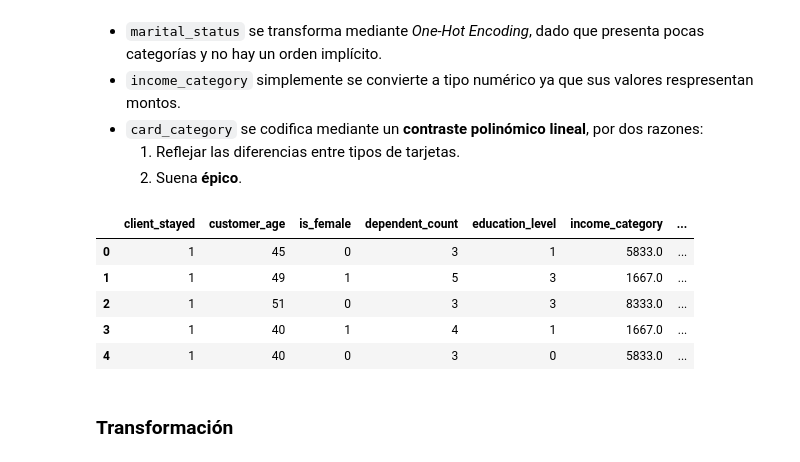
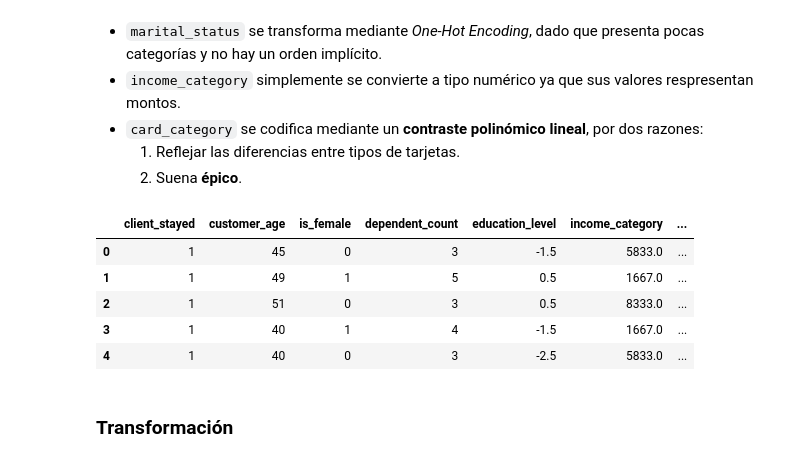
Before and after one commit to Toutl/Data-Processing-Laboratory, a Jupyter notebook: Examenes/III/Examen03.ipynb, the cells around one changed output. Saved outputs shown, nothing was run; the diff lists cells and outputs as text; code cells hidden in the pictures.

```diff
--- a/Examenes/III/Examen03.ipynb
+++ b/Examenes/III/Examen03.ipynb
@@ -522,38 +522,38 @@ def codificacion_lineal(var_ordenada,a1=1):
     return {categoria:y for categoria,y in zip(var_ordenada,Y)}
 # %%
 # Ordinal
-education_order = {'Uneducated': 0, 'High School': 1, 'College': 2,
-                   'Graduate': 3, 'Post-Graduate': 4, 'Doctorate': 5}
+education_order = {'Uneducated': -2.5, 'High School': -1.5, 'College': -0.5,
+                   'Graduate': 0.5, 'Post-Graduate': 1.5, 'Doctorate': 2.5}
 dfp["education_level"] = dfp["education_level"].map(education_order)
 
 # One-Hot
 if "marital_status" in dfp:
     dfp = pd.get_dummies(dfp, columns=["marital_status"], drop_first=True)
     marital_cols = dfp.iloc[:, -2:].columns.tolist()
     dfp[marital_cols] = dfp[marital_cols].astype(int)
 
 # Binarización
 dict_gender = {'F': 1, 'M': 0}
 dfp["gender"] = dfp["gender"].map(dict_gender)
 dfp = dfp.rename(columns={"gender": "is_female"})
 
 # Conversión
 dfp["income_category"] = dfp["income_category"].astype(float)
 
 # Contraste polinómico
 card_ordered = ['Blue', 'Silver', 'Gold', 'Platinum']
 cod_card = codificacion_lineal(card_ordered, a1=0.5)
 dfp["card_category"] = dfp["card_category"].map(cod_card)
 # display(cod_card)
 
 display(dfp.head())
 # %% [output]
 |  | client_stayed | customer_age | is_female | dependent_count | education_level | income_category | ... |
-| 0 | 1 | 45 | 0 | 3 | 1 | 5833.0 | ... |
-| 1 | 1 | 49 | 1 | 5 | 3 | 1667.0 | ... |
-| 2 | 1 | 51 | 0 | 3 | 3 | 8333.0 | ... |
-| 3 | 1 | 40 | 1 | 4 | 1 | 1667.0 | ... |
-| 4 | 1 | 40 | 0 | 3 | 0 | 5833.0 | ... |
+| 0 | 1 | 45 | 0 | 3 | -1.5 | 5833.0 | ... |
+| 1 | 1 | 49 | 1 | 5 | 0.5 | 1667.0 | ... |
+| 2 | 1 | 51 | 0 | 3 | 0.5 | 8333.0 | ... |
+| 3 | 1 | 40 | 1 | 4 | -1.5 | 1667.0 | ... |
+| 4 | 1 | 40 | 0 | 3 | -2.5 | 5833.0 | ... |
 # %% [markdown]
 ### Transformación
 # %%
```
Also changed, not shown: parts of 20 cells of this notebook, 1 other file.
